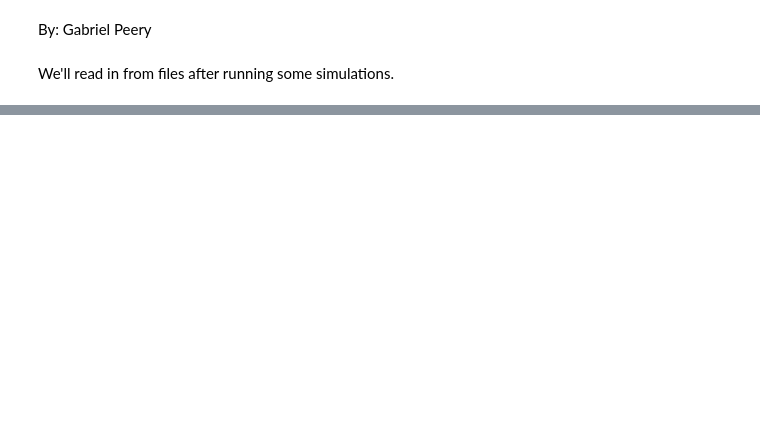
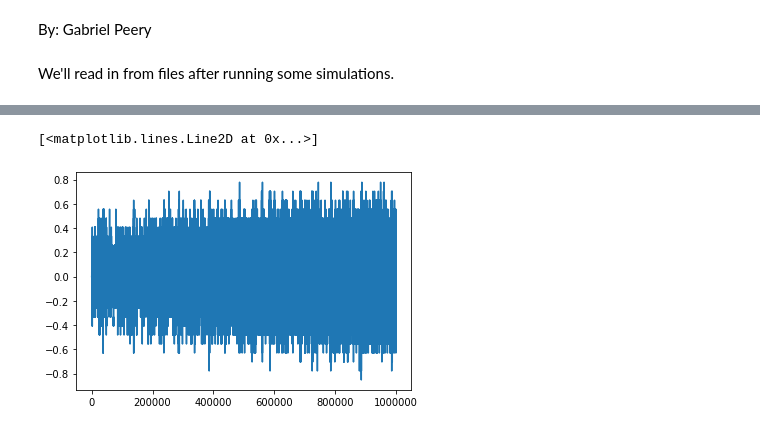
Before and after one commit to g-peery/montecarlo-ea, a Jupyter notebook: Parallel Tempering Edwards Anderson.ipynb, the cells around one changed output, grey strips where cells are left out. Cells and saved outputs as stored; diff of their text form; code cells hidden in the pictures; blank space fills up the shorter version.

```diff
--- a/Parallel Tempering Edwards Anderson.ipynb
+++ b/Parallel Tempering Edwards Anderson.ipynb
@@ -9 +160,6 @@ import pandas as pd
+# %%
+plt.plot(data["SpinOverlap"]/27)
+# %% [output]
+[<matplotlib.lines.Line2D at 0x...>]
+[figure, added]
 # %%
```
Also changed, not shown: parts of 15 cells of this notebook, 7 other files.
